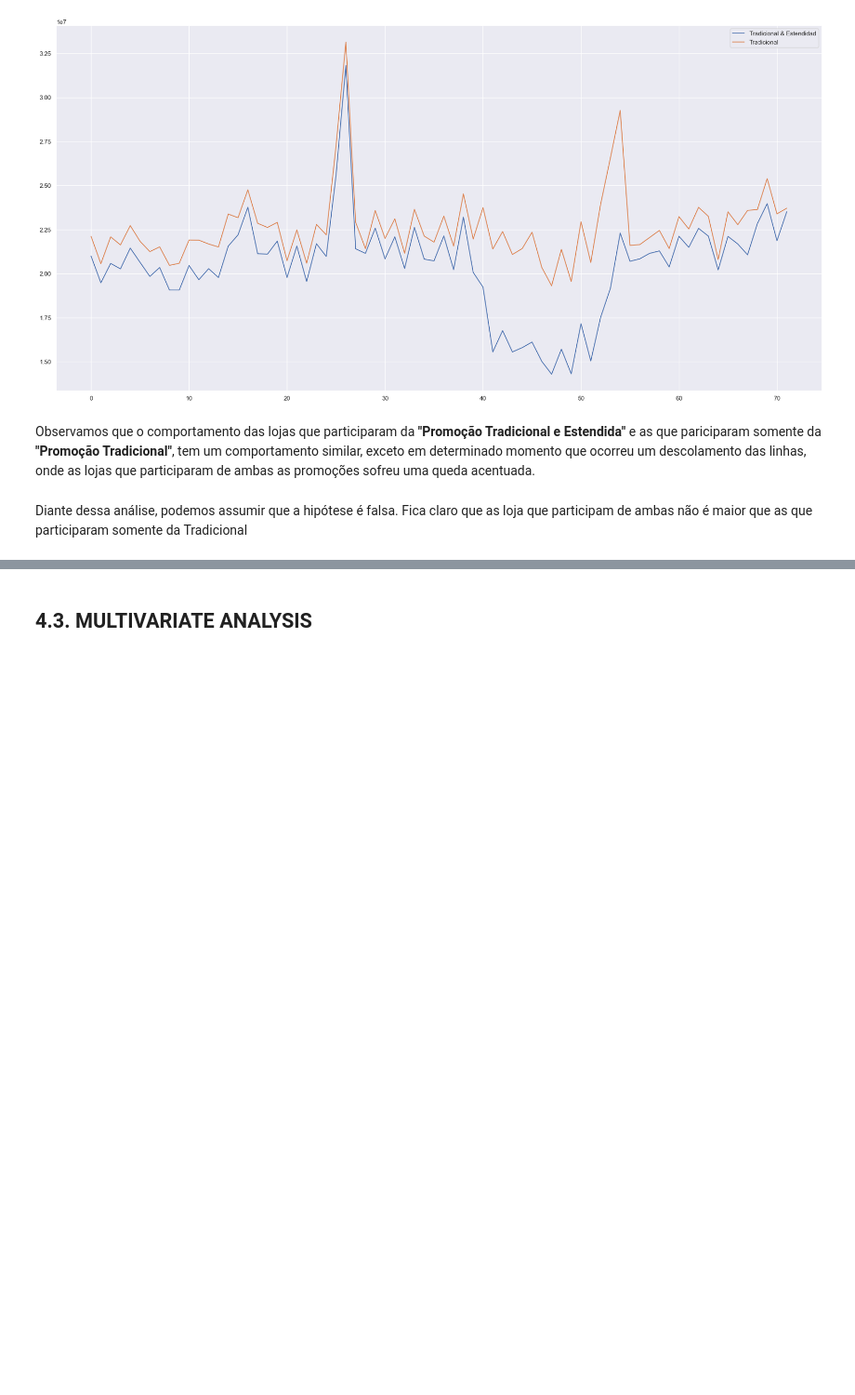
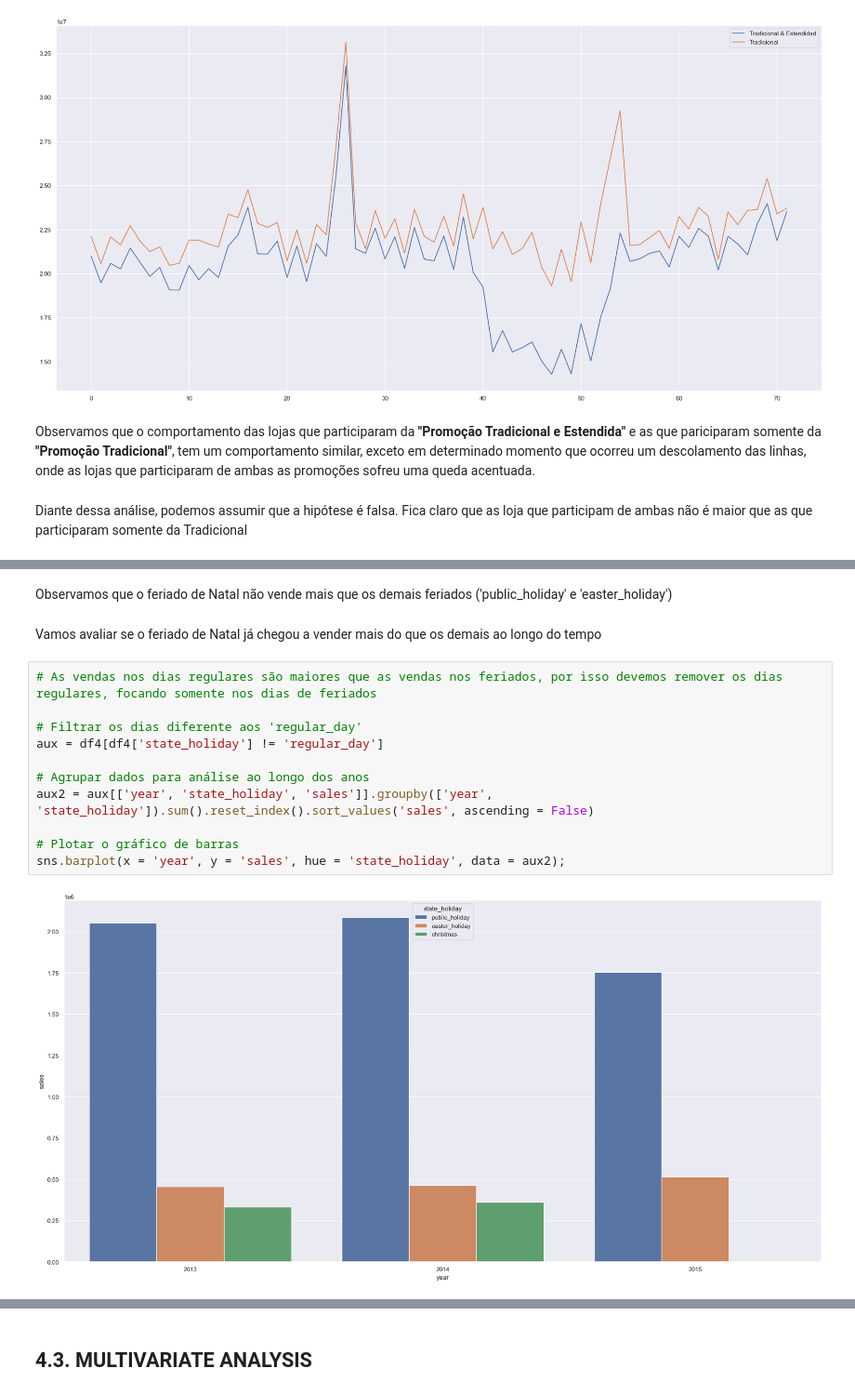
Before and after one commit to flsantos-ds/datascience_em_producao, a Jupyter notebook: m04_v01_store_sales_prediction.ipynb, the cells around one changed output, grey strips where cells are left out. Shown at 93% size. Drawn from its saved outputs; the diff is of its cells as text; blank space fills up the shorter version.

```diff
--- a/m04_v01_store_sales_prediction.ipynb
+++ b/m04_v01_store_sales_prediction.ipynb
@@ -935,0 +952,17 @@ Diante dessa análise, podemos assumir que a hipótese é falsa. Fica claro que
+# %% [markdown]
+Observamos que o feriado de Natal não vende mais que os demais feriados ('public_holiday' e 'easter_holiday')
+# %% [markdown]
+Vamos avaliar se o feriado de Natal já chegou a vender mais do que os demais ao longo do tempo
+# %%
+# As vendas nos dias regulares são maiores que as vendas nos feriados, por isso devemos remover os dias regulares, focando somente nos dias de feriados
+
+# Filtrar os dias diferente aos 'regular_day'
+aux = df4[df4['state_holiday'] != 'regular_day']
+
+# Agrupar dados para análise ao longo dos anos
+aux2 = aux[['year', 'state_holiday', 'sales']].groupby(['year', 'state_holiday']).sum().reset_index().sort_values('sales', ascending = False)
+
+# Plotar o gráfico de barras
+sns.barplot(x = 'year', y = 'sales', hue = 'state_holiday', data = aux2);
+# %% [output]
+[figure, added]
```
Also changed, not shown: parts of 53 cells of this notebook.
